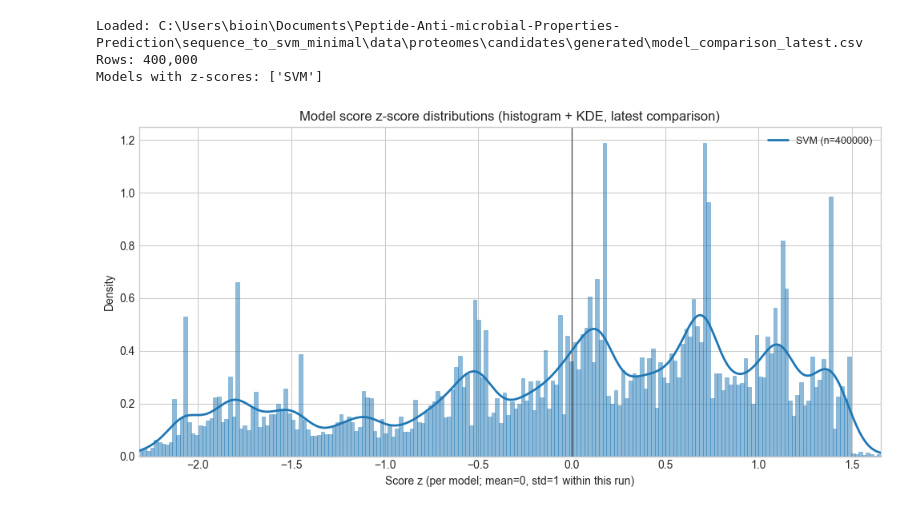
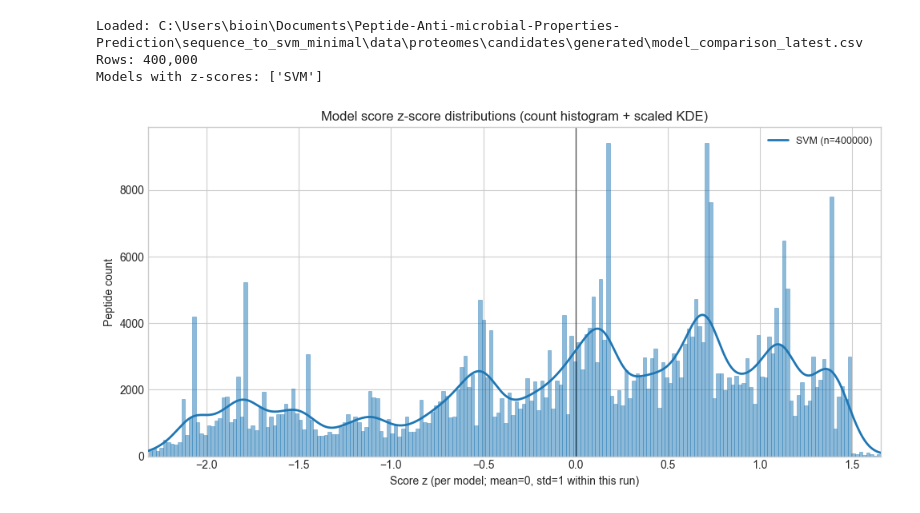
Before and after one commit to KYinXu/Peptide-Anti-microbial-Properties-Prediction, a Jupyter notebook: notebooks/comparison_exploration.ipynb, the cells around one changed output. Saved outputs shown, nothing was run; the diff lists cells and outputs as text; code cells hidden in the pictures.

```diff
--- a/notebooks/comparison_exploration.ipynb
+++ b/notebooks/comparison_exploration.ipynb
@@ -31,7 +102,7 @@ Loaded: C:\Users\bioin\Documents\Peptide-Anti-microbial-Properties-Prediction\se
 Rows: 400,000
 Models with z-scores: ['SVM']
 # %%
-# Z-score distributions: histogram + KDE (smooth curve on top, shared bins / x grid)
+# Z-score distributions: count histogram + KDE scaled to peptide count per bin
 from scipy.stats import gaussian_kde
 
 vals = []
@@ -49,14 +120,21 @@ hi = float(np.nanpercentile(all_v, 99))
 pad = 0.05 * (hi - lo) if hi > lo else 1.0
 xlim = (lo - pad, hi + pad)
 
+marked_z_values = []
+for c in score_cols:
+    _, marked_values = marked_scores_for_column(df, c)
+    marked_z_values.extend(marked_values)
+xlim = expand_xlim_for_values(xlim, marked_z_values)
+
 n_bins = 200
 bins = np.linspace(xlim[0], xlim[1], n_bins + 1)
+bin_width = bins[1] - bins[0]
 
 curve_entries = []
 for model, col in zip(models, score_cols):
     v = pd.to_numeric(df[col], errors="coerce").dropna().to_numpy(dtype=float)
     if v.size >= 5:
-        curve_entries.append((model, v))
+        curve_entries.append((model, col, v))
 
 if not curve_entries:
     raise ValueError("No model with >=5 finite z-scores.")
@@ -66,43 +144,52 @@ colors = plt.cm.tab10(np.linspace(0, 1, max(n_curves, 10)))[:n_curves]
 xs = np.linspace(xlim[0], xlim[1], 512)
 
 plt.figure(figsize=(10, 5))
-for i, (model, v) in enumerate(curve_entries):
+for i, (model, col, v) in enumerate(curve_entries):
     c = colors[i]
     plt.hist(
         v,
         bins=bins,
-        density=True,
+        density=False,
         histtype="bar",
         linewidth=0.5,
         edgecolor=c,
         facecolor=c,
         alpha=0.5,
         zorder=1,
     )
 
-for i, (model, v) in enumerate(curve_entries):
+for i, (model, col, v) in enumerate(curve_entries):
     c = colors[i]
     try:
-        d = gaussian_kde(v)(xs)
+        d = gaussian_kde(v)(xs) * len(v) * bin_width
     except np.linalg.LinAlgError:
         continue
     plt.plot(
         xs,
         d,
         color=c,
         linewidth=2,
         label=f"{model} (n={len(v)})",
         zorder=3,
     )
 
 plt.axvline(0.0, color="black", linewidth=1, alpha=0.6, zorder=2)
 plt.xlim(*xlim)
+ax = plt.gca()
+for i, (model, col, v) in enumerate(curve_entries):
+    _, marked_values = marked_scores_for_column(df, col)
+    mark_peptide_scores(
+        ax,
+        marked_values,
+        f"Marked {model} peptides (n={len(marked_values)})",
+        color=colors[i],
+    )
 plt.xlabel("Score z (per model; mean=0, std=1 within this run)")
-plt.ylabel("Density")
-plt.title("Model score z-score distributions (histogram + KDE, latest comparison)")
+plt.ylabel("Peptide count")
+plt.title("Model score z-score distributions (count histogram + scaled KDE)")
 plt.legend(loc="best", fontsize=9)
 plt.tight_layout()
 plt.show()
 # %% [output]
-[figure, old version]
+[figure, new version]
 # %%
```
Also changed, not shown: parts of 2 cells of this notebook, 7 other files.
